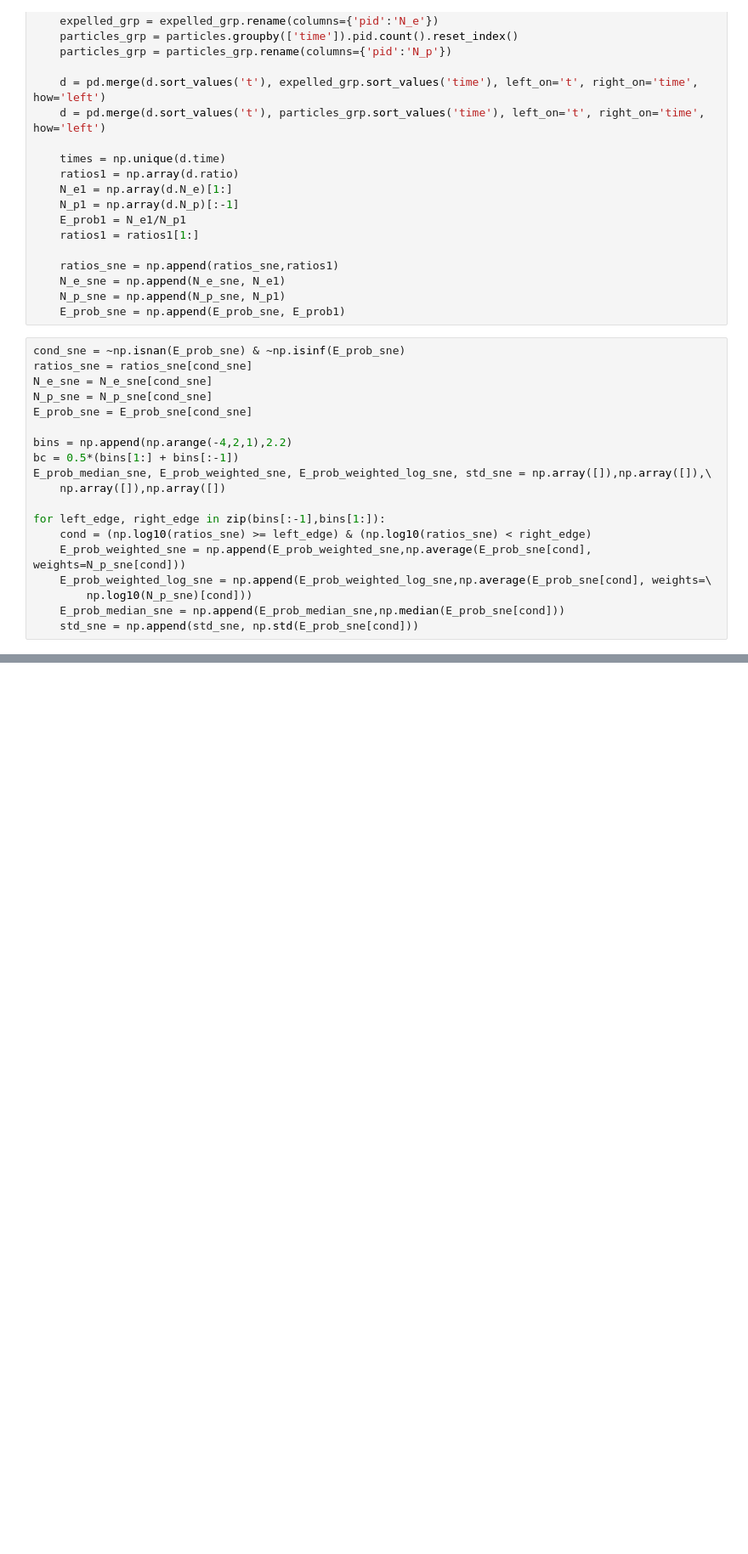
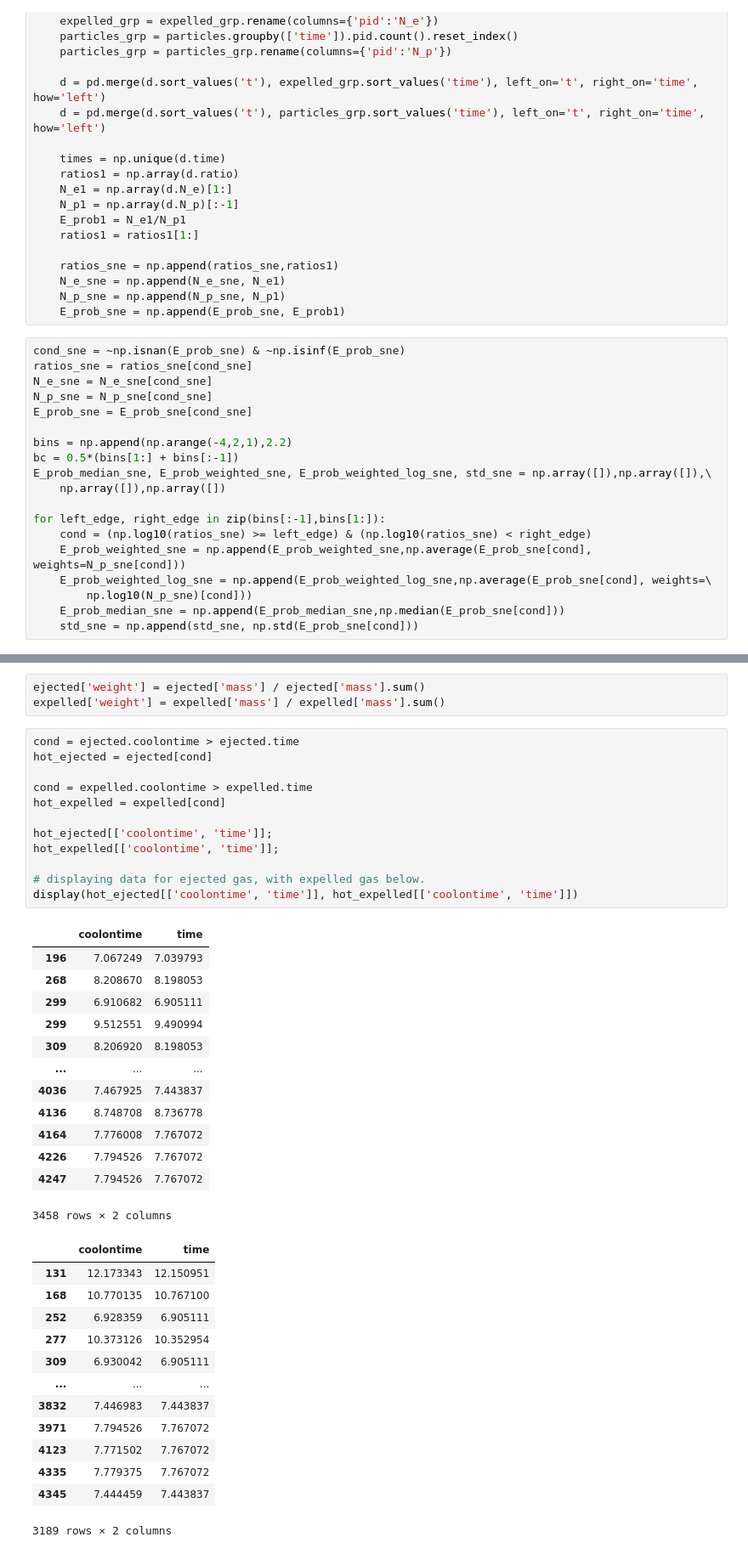
Before and after one commit to leoglonz/Astro_map, a Jupyter notebook: ah_supplement.ipynb, the cells around one changed output, grey strips where cells are left out. Shown: that part at 85% size. Saved outputs shown, nothing was run; the diff lists cells and outputs as text; blank space fills up the shorter version.

```diff
--- a/ah_supplement.ipynb
+++ b/ah_supplement.ipynb
@@ -159,0 +203,42 @@ ____
+# %%
+ejected['weight'] = ejected['mass'] / ejected['mass'].sum()
+expelled['weight'] = expelled['mass'] / expelled['mass'].sum()
+# %%
+cond = ejected.coolontime > ejected.time
+hot_ejected = ejected[cond]
+
+cond = expelled.coolontime > expelled.time
+hot_expelled = expelled[cond]
+
+hot_ejected[['coolontime', 'time']];
+hot_expelled[['coolontime', 'time']];
+
+# displaying data for ejected gas, with expelled gas below.
+display(hot_ejected[['coolontime', 'time']], hot_expelled[['coolontime', 'time']])
+# %% [output]
+|  | coolontime | time |
+| 196 | 7.067249 | 7.039793 |
+| 268 | 8.208670 | 8.198053 |
+| 299 | 6.910682 | 6.905111 |
+| 299 | 9.512551 | 9.490994 |
+| 309 | 8.206920 | 8.198053 |
+| ... | ... | ... |
+| 4036 | 7.467925 | 7.443837 |
+| 4136 | 8.748708 | 8.736778 |
+| 4164 | 7.776008 | 7.767072 |
+| 4226 | 7.794526 | 7.767072 |
+| 4247 | 7.794526 | 7.767072 |
+3458 rows × 2 columns
+|  | coolontime | time |
+| 131 | 12.173343 | 12.150951 |
+| 168 | 10.770135 | 10.767100 |
+| 252 | 6.928359 | 6.905111 |
+| 277 | 10.373126 | 10.352954 |
+| 309 | 6.930042 | 6.905111 |
+| ... | ... | ... |
+| 3832 | 7.446983 | 7.443837 |
+| 3971 | 7.794526 | 7.767072 |
+| 4123 | 7.771502 | 7.767072 |
+| 4335 | 7.779375 | 7.767072 |
+| 4345 | 7.444459 | 7.443837 |
+3189 rows × 2 columns
```
Also changed, not shown: parts of 30 cells of this notebook, 4 other files.
